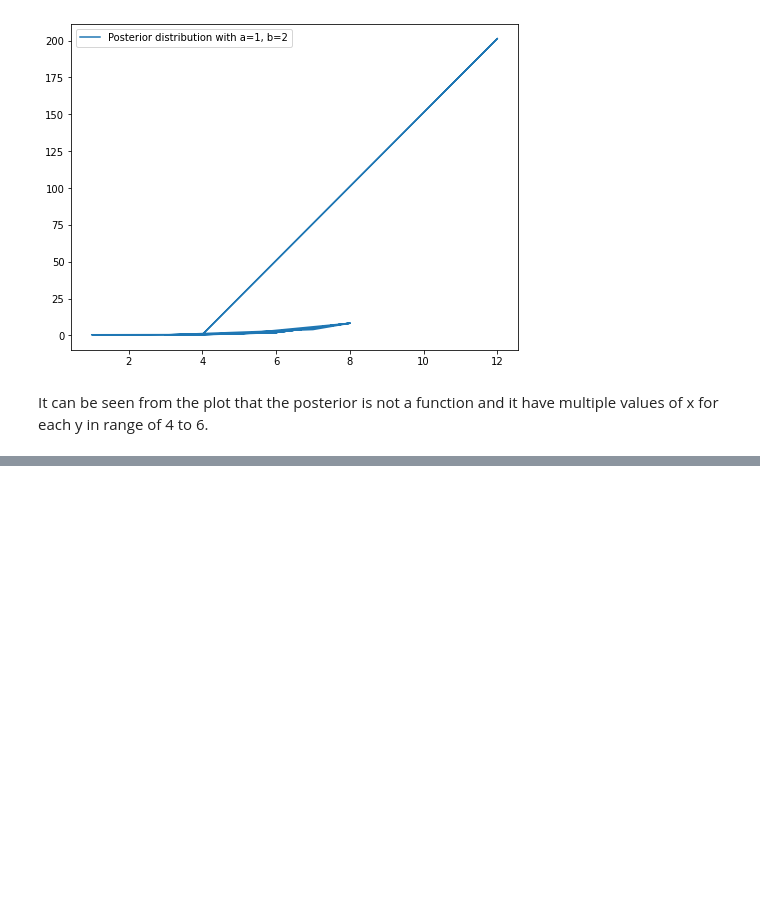
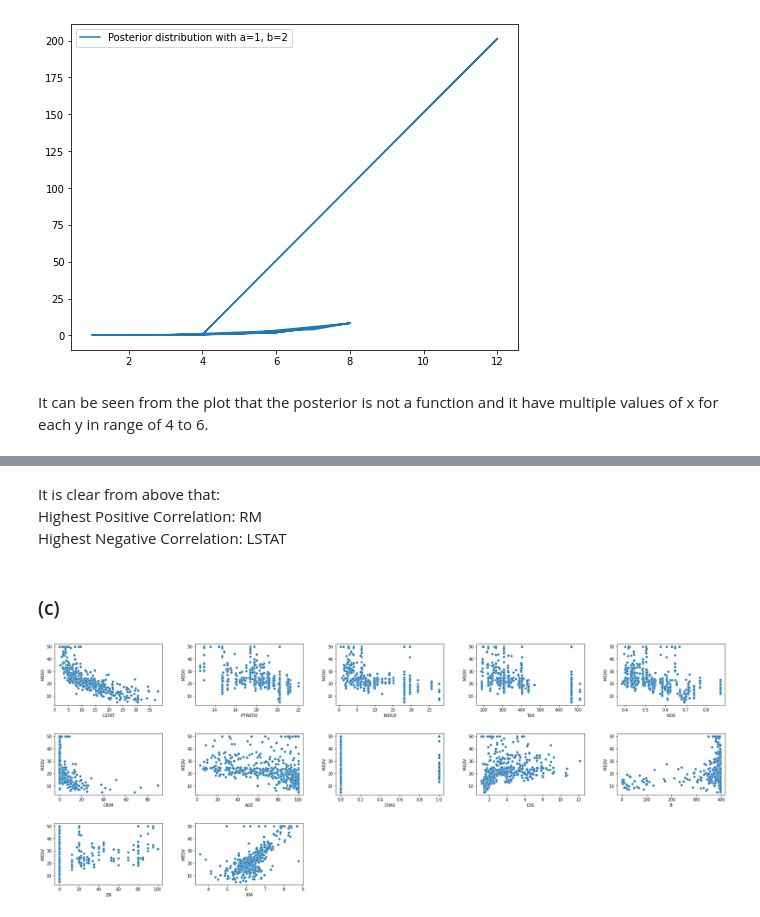
Before and after one commit to amindadgar/Machine-Learning, a Jupyter notebook: HW1/main.ipynb, the cells around one changed output, grey strips where cells are left out. Saved outputs shown, nothing was run; the diff lists cells and outputs as text; code cells hidden in the pictures; blank space fills up the shorter version.

```diff
--- a/HW1/main.ipynb
+++ b/HW1/main.ipynb
@@ -687,0 +691,5 @@ It can be seen from the plot that the posterior is not a function and it have mu
+# %%
+## read the data from housing.txt
+## there is one or more space for each data
+columns = ['CRIM', 'ZN', 'INDUS', 'CHAS', 'NOX', 'RM', 'AGE', 'DIS', 'RAD','TAX', 'PTRATIO', 'B', 'LSTAT', 'MEDV']
+df_boston = pd.read_csv('hw1_data/housing/housing.txt', sep= ' +', index_col=False, names=columns)
@@ -687,0 +774,27 @@ It can be seen from the plot that the posterior is not a function and it have mu
+# %% [markdown]
+It is clear from above that: <br>
+Highest Positive Correlation: RM <br>
+Highest Negative Correlation: LSTAT
+# %% [markdown]
+### (c)
+# %%
+fig, axes = plt.subplots(3, 5, figsize=(25, 10))
+fig.tight_layout(pad=5)
+
+sns.scatterplot(x=df_boston.LSTAT, y=df_boston.MEDV, ax=axes[0,0])
+sns.scatterplot(x=df_boston.PTRATIO, y=df_boston.MEDV, ax=axes[0,1])
+sns.scatterplot(x=df_boston.INDUS, y=df_boston.MEDV, ax=axes[0,2])
+sns.scatterplot(x=df_boston.TAX, y=df_boston.MEDV, ax=axes[0,3])
+sns.scatterplot(x=df_boston.NOX, y=df_boston.MEDV, ax=axes[0,4])
+sns.scatterplot(x=df_boston.CRIM, y=df_boston.MEDV, ax=axes[1,0])
+sns.scatterplot(x=df_boston.AGE, y=df_boston.MEDV, ax=axes[1,1])
+sns.scatterplot(x=df_boston.CHAS, y=df_boston.MEDV, ax=axes[1,2])
+sns.scatterplot(x=df_boston.DIS, y=df_boston.MEDV, ax=axes[1,3])
+sns.scatterplot(x=df_boston.B, y=df_boston.MEDV, ax=axes[1,4])
+sns.scatterplot(x=df_boston.ZN, y=df_boston.MEDV, ax=axes[2,0])
+sns.scatterplot(x=df_boston.RM, y=df_boston.MEDV, ax=axes[2,1])
+axes[2,2].set_axis_off()
+axes[2,3].set_axis_off()
+axes[2,4].set_axis_off()
+# %% [output]
+[figure, added]
```
Also changed, not shown: parts of 13 cells of this notebook.
